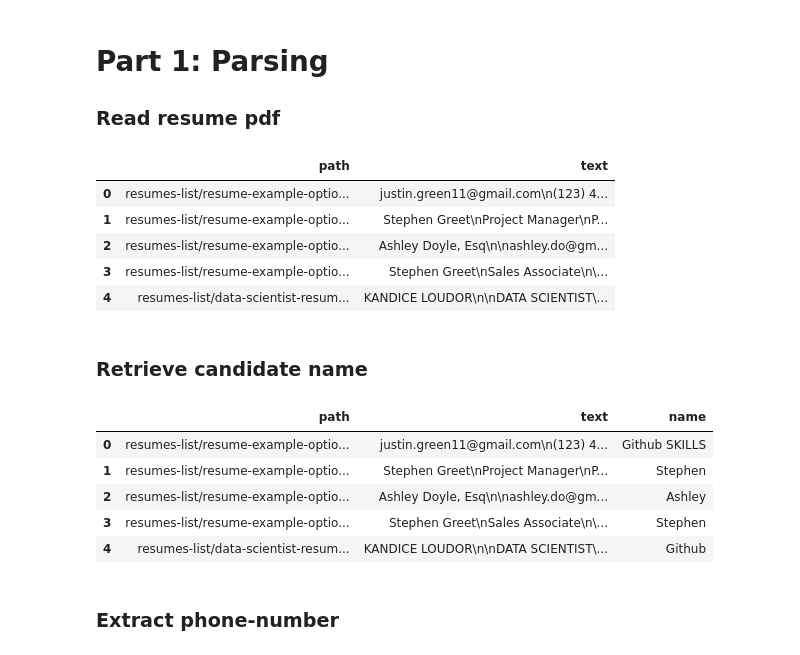
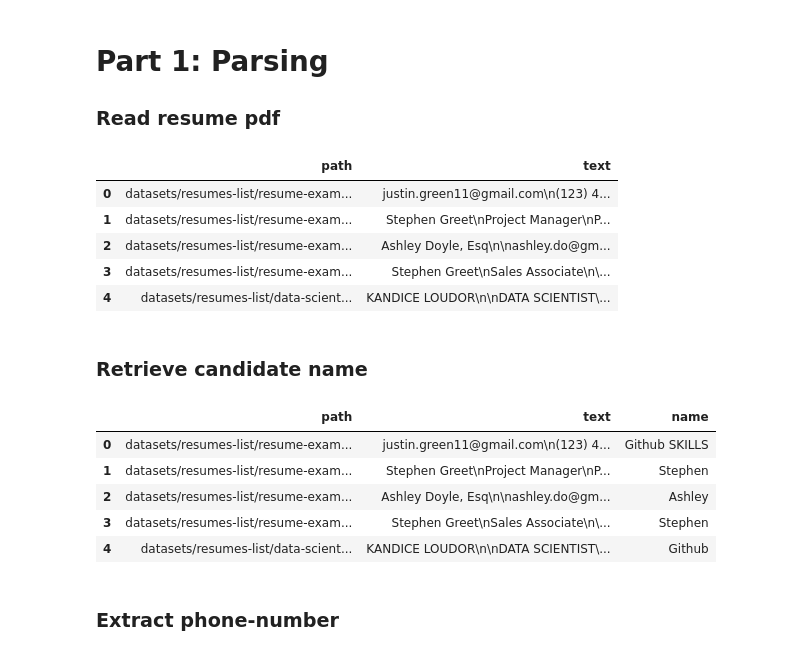
Before and after one commit to shawonibnkamal/automated-resume-screening, a Jupyter notebook: final-project.ipynb, the cells around one changed output. Saved outputs shown, nothing was run; the diff lists cells and outputs as text; code cells hidden in the pictures.

Commit message:
Update directories in final-project.ipnyb

```diff
--- a/final-project.ipynb
+++ b/final-project.ipynb
@@ -24,26 +24,26 @@ from sklearn.metrics.pairwise import cosine_similarity
 
 ### Read resume pdf
 # %%
-mypath = "resumes-list"
+mypath = "datasets/resumes-list"
 
 def find_ext(dr, ext):
     return glob(path.join(dr,"*.{}".format(ext)))
 
 resumepaths = find_ext(mypath, "pdf")
 
 df = pd.DataFrame (resumepaths, columns = ['path'])
 
 
 df['text'] = df['path'].apply(lambda x: extract_text(x))
 
 df.head()
 # %% [output]
 |  | path | text |
-| 0 | resumes-list/resume-example-optio... | justin.green11@gmail.com\n(123) 4... |
-| 1 | resumes-list/resume-example-optio... | Stephen Greet\nProject Manager\nP... |
-| 2 | resumes-list/resume-example-optio... | Ashley Doyle, Esq\n\nashley.do@gm... |
-| 3 | resumes-list/resume-example-optio... | Stephen Greet\nSales Associate\n\... |
-| 4 | resumes-list/data-scientist-resum... | KANDICE LOUDOR\n\nDATA SCIENTIST\... |
+| 0 | datasets/resumes-list/resume-exam... | justin.green11@gmail.com\n(123) 4... |
+| 1 | datasets/resumes-list/resume-exam... | Stephen Greet\nProject Manager\nP... |
+| 2 | datasets/resumes-list/resume-exam... | Ashley Doyle, Esq\n\nashley.do@gm... |
+| 3 | datasets/resumes-list/resume-exam... | Stephen Greet\nSales Associate\n\... |
+| 4 | datasets/resumes-list/data-scient... | KANDICE LOUDOR\n\nDATA SCIENTIST\... |
 # %% [markdown]
 ### Retrieve candidate name
 # %%
@@ -68,11 +68,11 @@ df.head()
 #output
 # %% [output]
 |  | path | text | name |
-| 0 | resumes-list/resume-example-optio... | justin.green11@gmail.com\n(123) 4... | Github SKILLS |
-| 1 | resumes-list/resume-example-optio... | Stephen Greet\nProject Manager\nP... | Stephen |
-| 2 | resumes-list/resume-example-optio... | Ashley Doyle, Esq\n\nashley.do@gm... | Ashley |
-| 3 | resumes-list/resume-example-optio... | Stephen Greet\nSales Associate\n\... | Stephen |
-| 4 | resumes-list/data-scientist-resum... | KANDICE LOUDOR\n\nDATA SCIENTIST\... | Github |
+| 0 | datasets/resumes-list/resume-exam... | justin.green11@gmail.com\n(123) 4... | Github SKILLS |
+| 1 | datasets/resumes-list/resume-exam... | Stephen Greet\nProject Manager\nP... | Stephen |
+| 2 | datasets/resumes-list/resume-exam... | Ashley Doyle, Esq\n\nashley.do@gm... | Ashley |
+| 3 | datasets/resumes-list/resume-exam... | Stephen Greet\nSales Associate\n\... | Stephen |
+| 4 | datasets/resumes-list/data-scient... | KANDICE LOUDOR\n\nDATA SCIENTIST\... | Github |
 # %% [markdown]
 ### Extract phone-number
 # %%
```
Also changed, not shown: parts of 9 cells of this notebook.
